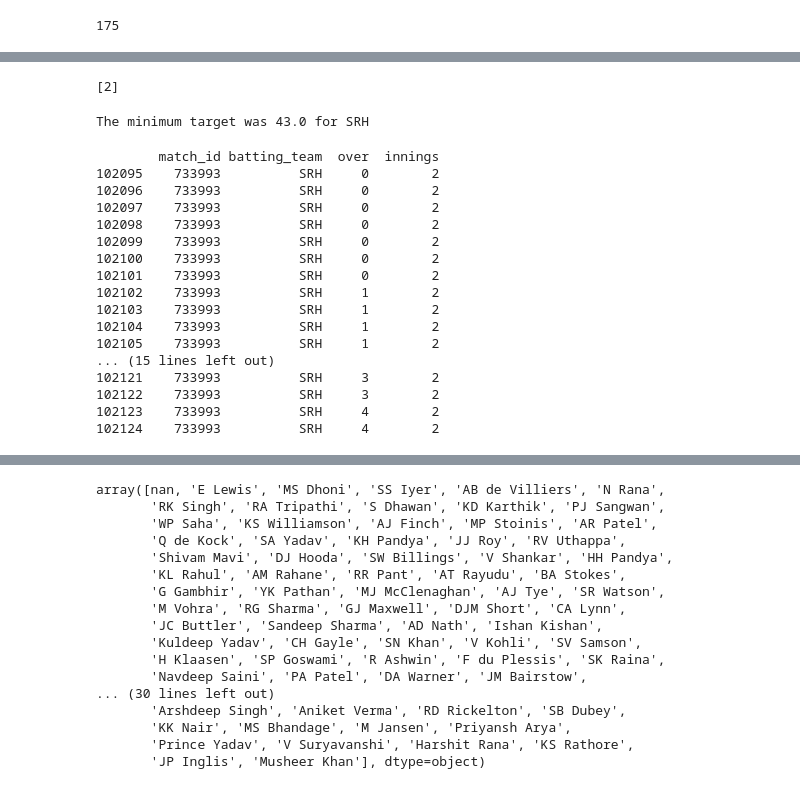
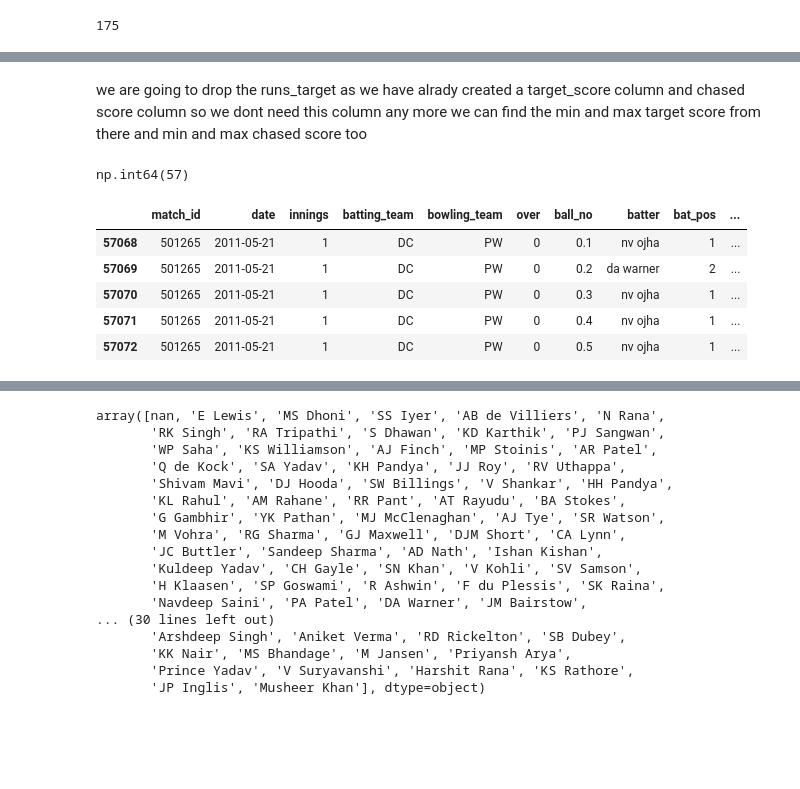
Before and after one commit to karansingh-chauhan/IPL-DATA-ANALYSIS, a Jupyter notebook: main.ipynb, the cells around one changed output, grey strips where cells are left out. Cells and saved outputs as stored; diff of their text form; code cells hidden in the pictures; blank space fills up the shorter version.

```diff
--- a/main.ipynb
+++ b/main.ipynb
@@ -880,37 +891,16 @@ target_df.head()
-# %%
-# Check if you only have Innings 2 in this new dataframe
-print(target_df['innings'].unique())
-# %% [output]
-[2]
-# %%
-# Find the match where the target was the smallest
-min_target_row = target_df.loc[target_df['runs_target'].idxmin()]
-min_val = min_target_row['runs_target']
-chasing_team = min_target_row['batting_team']
-
-print(f"The minimum target was {min_val} for {chasing_team}")
-# %% [output]
-The minimum target was 43.0 for SRH
-# %%
-# Check why the target was only 43
-outlier_match = target_df[target_df['runs_target'] == 43]
-print(outlier_match[['match_id', 'batting_team', 'over', 'innings']])
-# %% [output]
-        match_id batting_team  over  innings
-102095    733993          SRH     0        2
-102096    733993          SRH     0        2
-102097    733993          SRH     0        2
-102098    733993          SRH     0        2
-102099    733993          SRH     0        2
-102100    733993          SRH     0        2
-102101    733993          SRH     0        2
-102102    733993          SRH     1        2
-102103    733993          SRH     1        2
-102104    733993          SRH     1        2
-102105    733993          SRH     1        2
-... (15 lines left out)
-102121    733993          SRH     3        2
-102122    733993          SRH     3        2
-102123    733993          SRH     4        2
-102124    733993          SRH     4        2
+# %% [markdown]
+we are going to drop the runs_target as we have alrady created a target_score column and chased score column so we dont need this column any more we can find the min and max target score from there and min and max chased score too
+# %%
+train_df['target_score'].min()
+# %% [output]
+np.int64(57)
+# %%
+train_df[train_df['target_score']==57].head()
+# %% [output]
+|  | match_id | date | innings | batting_team | bowling_team | over | ball_no | batter | bat_pos | ... |
+| 57068 | 501265 | 2011-05-21 | 1 | DC | PW | 0 | 0.1 | nv ojha | 1 | ... |
+| 57069 | 501265 | 2011-05-21 | 1 | DC | PW | 0 | 0.2 | da warner | 2 | ... |
+| 57070 | 501265 | 2011-05-21 | 1 | DC | PW | 0 | 0.3 | nv ojha | 1 | ... |
+| 57071 | 501265 | 2011-05-21 | 1 | DC | PW | 0 | 0.4 | nv ojha | 1 | ... |
+| 57072 | 501265 | 2011-05-21 | 1 | DC | PW | 0 | 0.5 | nv ojha | 1 | ... |
 # %%
```
Also changed, not shown: parts of 35 cells of this notebook.
